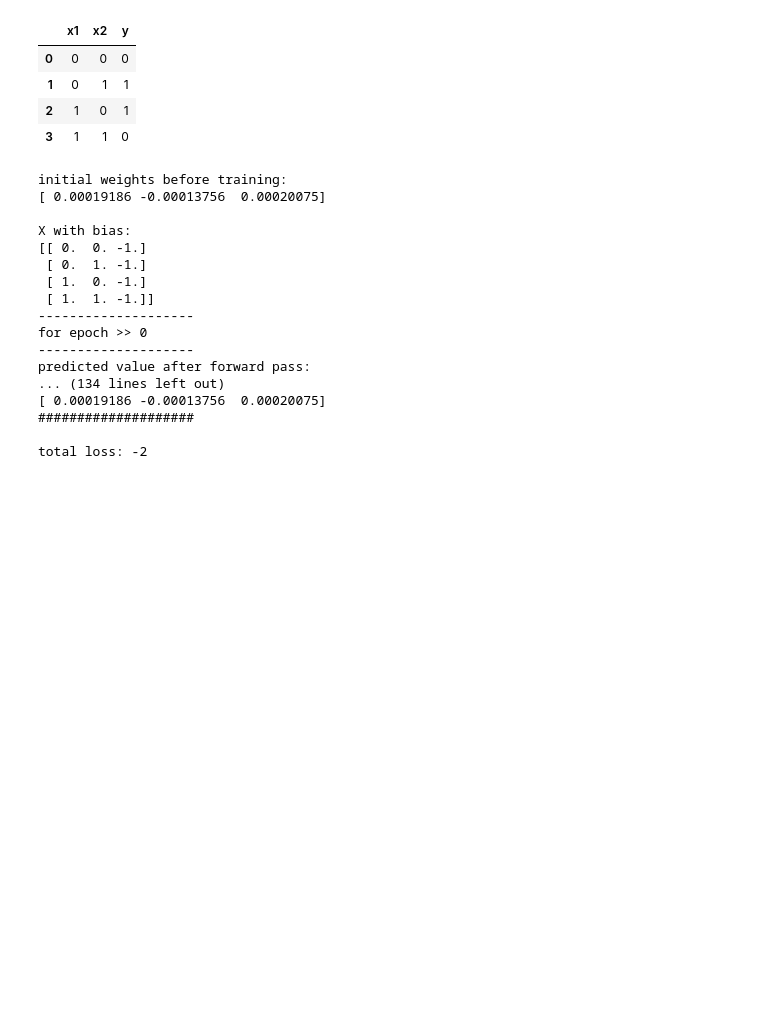
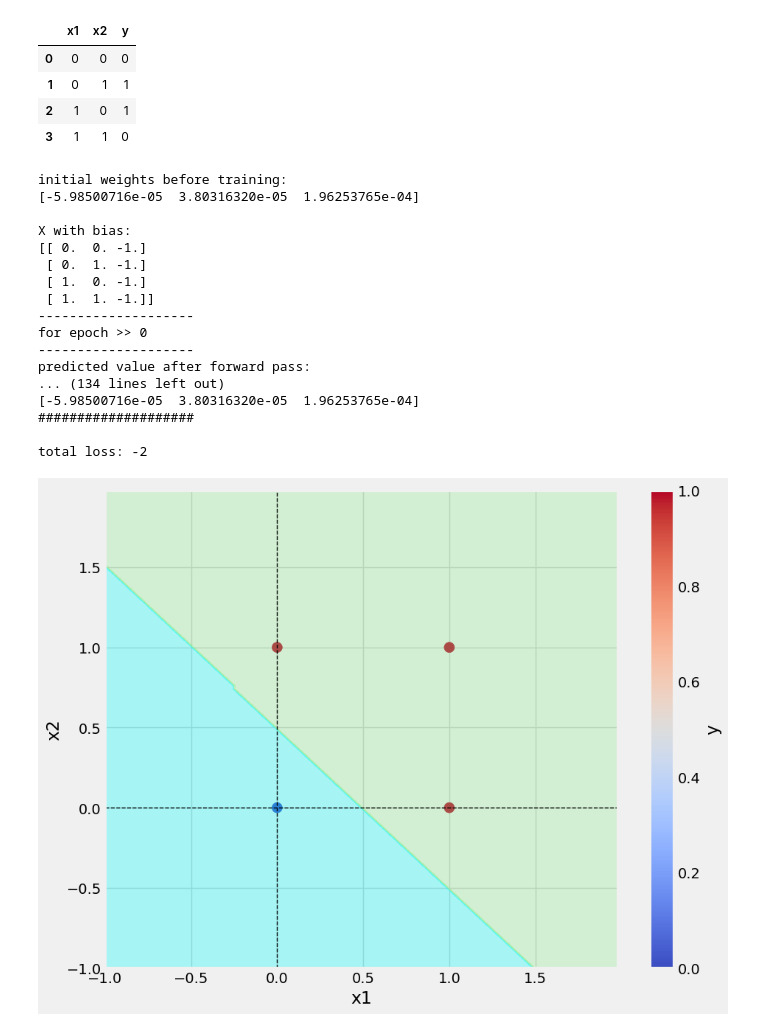
Before and after one commit to saverin0/neural-network-machine-learning-practice, a Jupyter notebook: Perceptron/Perceptron.ipynb, the cells around one changed output. Saved outputs shown, nothing was run; the diff lists cells and outputs as text; code cells hidden in the pictures; blank space fills up the shorter version.

```diff
--- a/Perceptron/Perceptron.ipynb
+++ b/Perceptron/Perceptron.ipynb
@@ -211,14 +211,13 @@ X, y = prepare_data(df_XOR)
 ETA = 0.1 # 0 and 1
 EPOCHS = 10
 
+model_xor = Perceptron(eta=ETA, epochs=EPOCHS)
+model_xor.fit(X, y)
 
-model_or = Perceptron(eta=ETA, epochs=EPOCHS)
-model_or.fit(X, y)
-
-_ = model_or.total_loss()
+_ = model_xor.total_loss()
 # %% [output]
 initial weights before training:
-[ 0.00019186 -0.00013756  0.00020075]
+[-5.98500716e-05  3.80316320e-05  1.96253765e-04]
 
 X with bias:
 [[ 0.  0. -1.]
@@ -230,7 +229,52 @@ for epoch >> 0
 --------------------
 predicted value after forward pass:
 ... (134 lines left out)
-[ 0.00019186 -0.00013756  0.00020075]
+[-5.98500716e-05  3.80316320e-05  1.96253765e-04]
 ####################
 
 total loss: -2
+# %%
+def save_plot(df,model, filename="plot.png",plot_dir="plots"):
+    def _create_base_plot(df):
+        df.plot(kind="scatter", x="x1", y="x2", c="y",s=100,cmap="coolwarm")
+        plt.axhline(y=0, color="black",linestyle="--",linewidth=1)
+        plt.axvline(x=0, color="black", linestyle="--", linewidth=1)
+
+        figure = plt.gcf()
+        figure.set_size_inches(10, 8)
+
+    def _plot_decision_regions(X, y, classifier, resolution=0.02):
+        colors = ("cyan","lightgreen")
+        cmap = ListedColormap(colors)
+
+        X = X.values #as an array
+        x1 = X[:,0]
+        x2 = X[:,1]
+
+        x1_min, x1_max = x1.min() - 1, x1.max() + 1
+        x2_min, x2_max = x2.min() - 1, x2.max() + 1
+
+        xx1, xx2 = np.meshgrid(np.arange(x1_min, x1_max, resolution),
+                               np.arange(x2_min, x2_max, resolution)
+                              )
+        y_hat = classifier.predict(np.array([xx1.ravel(), xx2.ravel()]).T)
+        y_hat = y_hat.reshape(xx1.shape)
+
+        plt.contourf(xx1, xx2, y_hat, alpha=0.3, cmap=cmap)
+        plt.xlim(xx1.min(), xx1.max())
+        plt.ylim(xx2.min(), xx2.max())
+
+        plt.plot()
+
+    X, y = prepare_data(df)
+
+    _create_base_plot(df)
+    _plot_decision_regions(X, y, model)
+
+    os.makedirs(plot_dir, exist_ok=True)
+    plot_path = os.path.join(plot_dir, filename)
+    plt.savefig(plot_path)
+# %%
+save_plot(df_OR,model_or,filename="OR.png")
+# %% [output]
+[figure, added]
```
Also changed, not shown: parts of 5 cells of this notebook, 5 other files.
